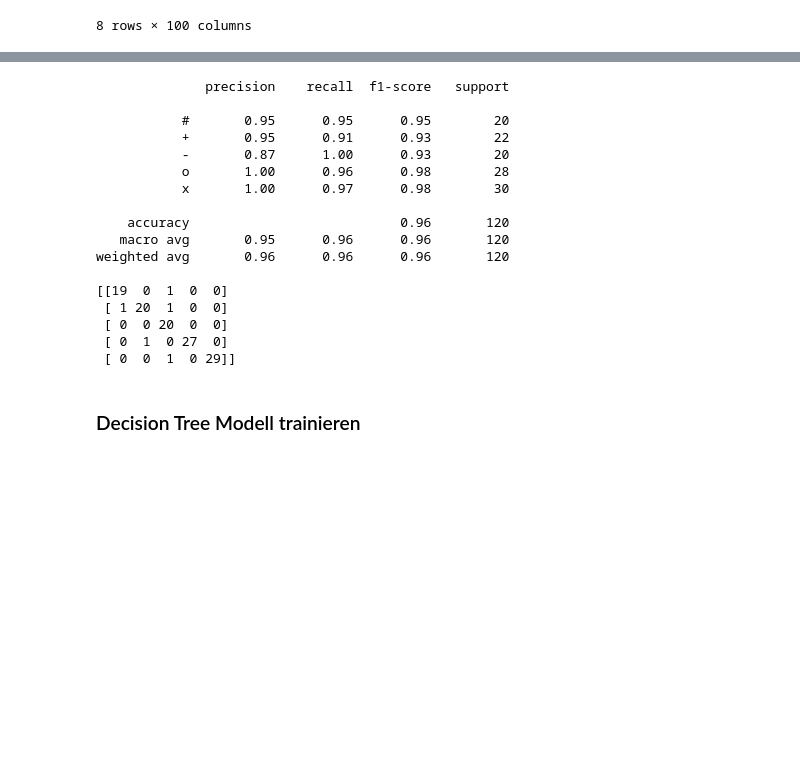
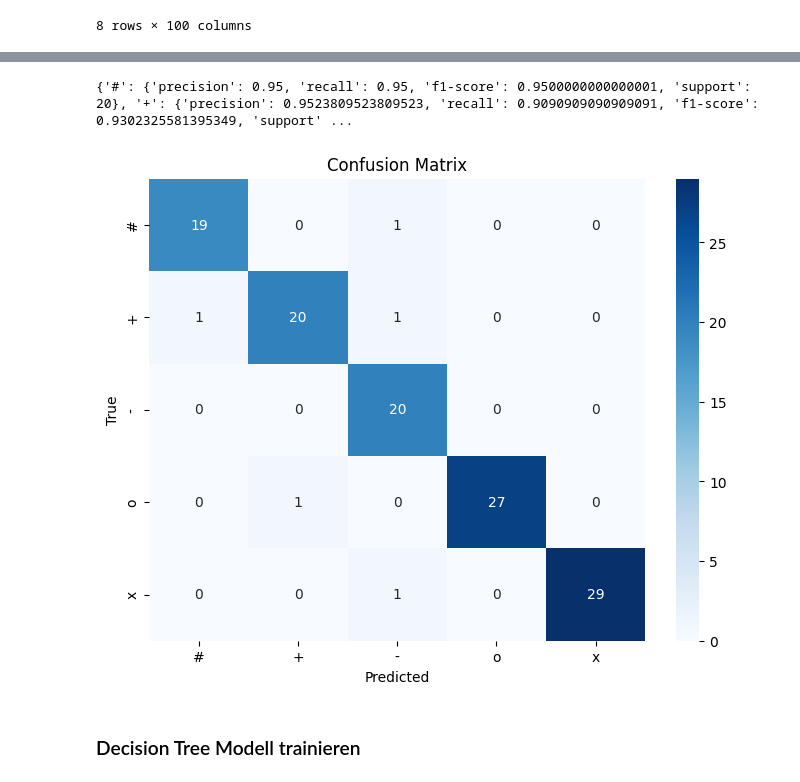
Before and after one commit to heimberg/male-project, a Jupyter notebook: PVA-03/PVA-03.ipynb, the cells around one changed output, grey strips where cells are left out. Saved outputs shown, nothing was run; the diff lists cells and outputs as text; code cells hidden in the pictures; blank space fills up the shorter version.

```diff
--- a/PVA-03/PVA-03.ipynb
+++ b/PVA-03/PVA-03.ipynb
@@ -115,37 +116,32 @@ Da die Labels in Form von Symbolen vorliegen
 # %%
 from sklearn.svm import SVC
 from sklearn.metrics import confusion_matrix
 from sklearn.metrics import classification_report
 import pandas as pd
+import seaborn as sns
+import matplotlib.pyplot as plt
+import numpy as np
 
 svm_model = SVC(kernel='rbf')
 svm_model.fit(x_train, y_train)
 
 # predict
 y_pred = svm_model.predict(x_test)
-
-print(classification_report(y_test, y_pred))
+svm_report = classification_report(y_test, y_pred,output_dict=True)
+print(svm_report)
 
 # confusion matrix
 cm = confusion_matrix(y_test, y_pred)
-print(cm)
+class_labels = np.unique(np.concatenate((y_test, y_pred)))
+
+plt.figure(figsize=(8, 6))
+sns.heatmap(cm, annot=True, cmap="Blues", fmt="d", xticklabels=class_labels, yticklabels=class_labels)
+plt.xlabel('Predicted')
+plt.ylabel('True')
+plt.title('Confusion Matrix')
+plt.show()
 # %% [output]
-              precision    recall  f1-score   support
-
-           #       0.95      0.95      0.95        20
-           +       0.95      0.91      0.93        22
-           -       0.87      1.00      0.93        20
-           o       1.00      0.96      0.98        28
-           x       1.00      0.97      0.98        30
-
-    accuracy                           0.96       120
-   macro avg       0.95      0.96      0.96       120
-weighted avg       0.96      0.96      0.96       120
-
-[[19  0  1  0  0]
- [ 1 20  1  0  0]
- [ 0  0 20  0  0]
- [ 0  1  0 27  0]
- [ 0  0  1  0 29]]
+{'#': {'precision': 0.95, 'recall': 0.95, 'f1-score': 0.9500000000000001, 'support': 20}, '+': {'precision': 0.9523809523809523, 'recall': 0.9090909090909091, 'f1-score': 0.9302325581395349, 'support' ...
+[figure, added]
 # %% [markdown]
 ### Decision Tree Modell trainieren
```
Also changed, not shown: parts of 12 cells of this notebook.
